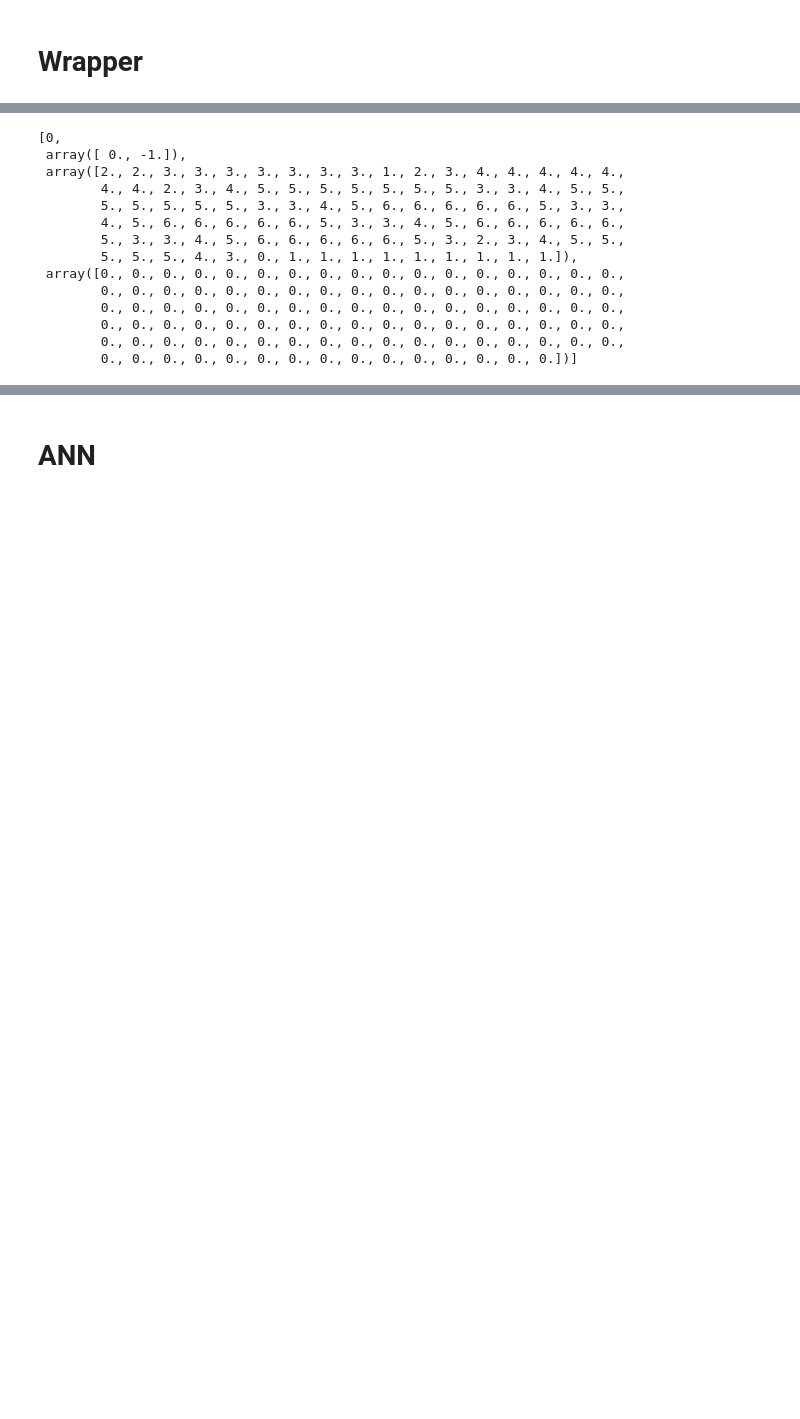
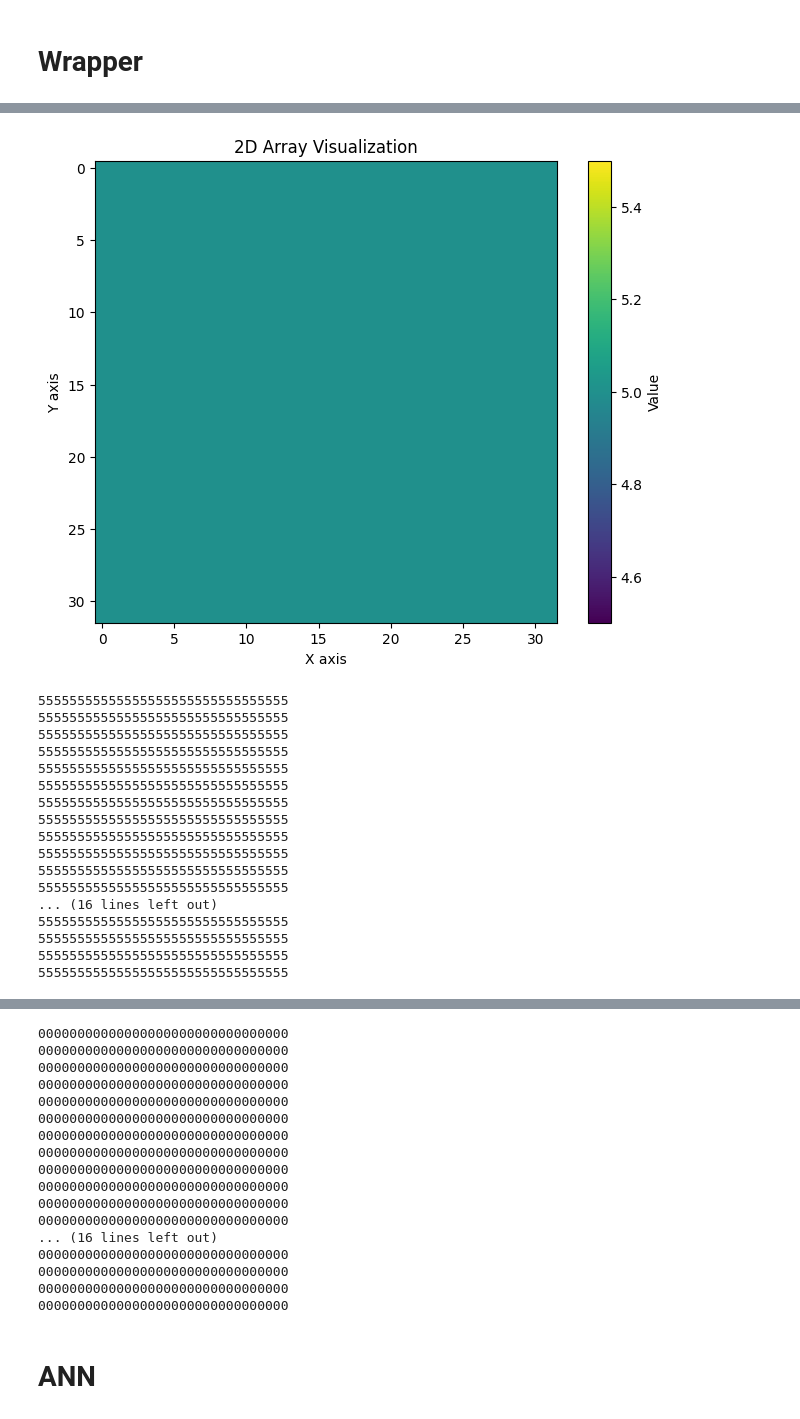
Before and after one commit to PeHaash/CRSA-0.3, a Jupyter notebook: notebooks/phase1.ipynb, the cells around one changed output, grey strips where cells are left out. Saved outputs shown, nothing was run; the diff lists cells and outputs as text; code cells hidden in the pictures; blank space fills up the shorter version.

Commit message:
Marshalling for 3d input & output done, + a plotting function is added

```diff
--- a/notebooks/phase1.ipynb
+++ b/notebooks/phase1.ipynb
@@ -7,9 +7,12 @@ Goal: to make a notebook that can handle these two Objectives:
   - No overlap in whitespaces
   - Use all free spaces
 # %%
-## Constants of the Code:
+## Constants of the Code + Hyperparameters
 SharedLib = "SharedLib.ph"
 NumberOfObjetives = 2
+PowerOfShapes = 5
+Width = 2**PowerOfShapes
+Height = 2**PowerOfShapes
 # %% [markdown]
 # Initialization & Compile
 # %%
@@ -264,4 +296,4 @@ class DualGridImplementation:
 # %%
-fet = Features(10, 10, 1.0, 1.57, 6)
+fet = Features(Width, Height, 1.0, 1.57, 5)
 a = DualGridImplementation(fet)
 # a = DualGridImplementation(Features(5,5,1.0,1.54,1))
@@ -268,22 +303,36 @@ a = DualGridImplementation(fet)
 # %%
-InputGrid = np.full(100, ord('F'),dtype=np.int8)
-WhiteSpace = np.random.rand(100)
-ColoredSpace = np.random.rand(100)
-S = a.ImplementAndEvaluate(InputGrid, WhiteSpace, ColoredSpace)
+empty_grid = np.full(Width * Height, ord('F'),dtype=np.int8)
+random_data = np.random.rand(Width * Height * 2)
+# ColoredSpace = np.random.rand(100)
+S = a.ImplementAndEvaluate(empty_grid, random_data)
 # a.MarshallingSize
-S
+# S.reshape((Width, Height, 2))
+# type(S)
+E = S[2].reshape((Width, Height, 2))
+# S[2][:,:,0]
+# E[:,:,0]
+
+plot_2d_array(E[:,:,0], 0, 20)
+print_grid(E[:,:,0])
+
+plot_2d_array(E[:,:,1], 0, 20)
+print_grid(E[:,:,1])
 # %% [output]
+[figure, added]
-[0,
- array([ 0., -1.]),
- array([2., 2., 3., 3., 3., 3., 3., 3., 3., 1., 2., 3., 4., 4., 4., 4., 4.,
-        4., 4., 2., 3., 4., 5., 5., 5., 5., 5., 5., 5., 3., 3., 4., 5., 5.,
-        5., 5., 5., 5., 5., 3., 3., 4., 5., 6., 6., 6., 6., 6., 5., 3., 3.,
-        4., 5., 6., 6., 6., 6., 6., 5., 3., 3., 4., 5., 6., 6., 6., 6., 6.,
-        5., 3., 3., 4., 5., 6., 6., 6., 6., 6., 5., 3., 2., 3., 4., 5., 5.,
-        5., 5., 5., 4., 3., 0., 1., 1., 1., 1., 1., 1., 1., 1., 1.]),
- array([0., 0., 0., 0., 0., 0., 0., 0., 0., 0., 0., 0., 0., 0., 0., 0., 0.,
-        0., 0., 0., 0., 0., 0., 0., 0., 0., 0., 0., 0., 0., 0., 0., 0., 0.,
-        0., 0., 0., 0., 0., 0., 0., 0., 0., 0., 0., 0., 0., 0., 0., 0., 0.,
-        0., 0., 0., 0., 0., 0., 0., 0., 0., 0., 0., 0., 0., 0., 0., 0., 0.,
-        0., 0., 0., 0., 0., 0., 0., 0., 0., 0., 0., 0., 0., 0., 0., 0., 0.,
-        0., 0., 0., 0., 0., 0., 0., 0., 0., 0., 0., 0., 0., 0., 0.])]
+55555555555555555555555555555555
+55555555555555555555555555555555
+55555555555555555555555555555555
+55555555555555555555555555555555
+55555555555555555555555555555555
+55555555555555555555555555555555
+55555555555555555555555555555555
+55555555555555555555555555555555
+55555555555555555555555555555555
+55555555555555555555555555555555
+55555555555555555555555555555555
+55555555555555555555555555555555
+... (16 lines left out)
+55555555555555555555555555555555
+55555555555555555555555555555555
+55555555555555555555555555555555
+55555555555555555555555555555555
@@ -290,2 +340,19 @@ S
+00000000000000000000000000000000
+00000000000000000000000000000000
+00000000000000000000000000000000
+00000000000000000000000000000000
+00000000000000000000000000000000
+00000000000000000000000000000000
+00000000000000000000000000000000
+00000000000000000000000000000000
+00000000000000000000000000000000
+00000000000000000000000000000000
+00000000000000000000000000000000
+00000000000000000000000000000000
+... (16 lines left out)
+00000000000000000000000000000000
+00000000000000000000000000000000
+00000000000000000000000000000000
+00000000000000000000000000000000
 # %% [markdown]
 # ANN
```
Also changed, not shown: parts of 8 cells of this notebook.
